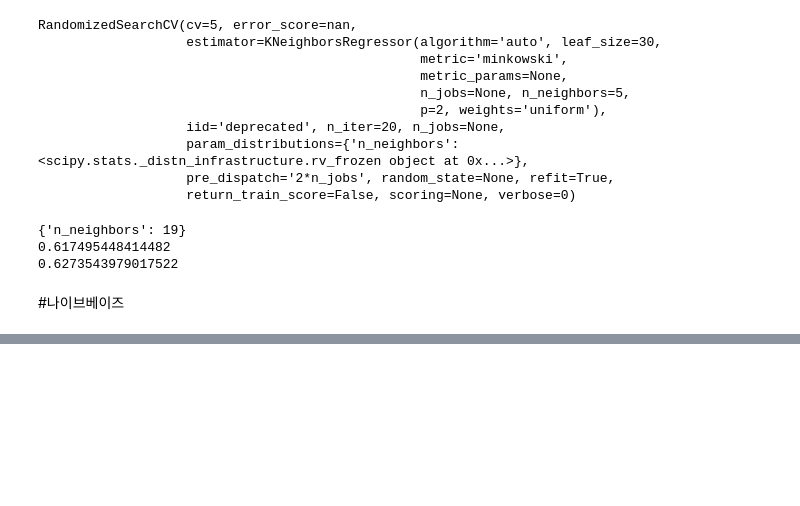
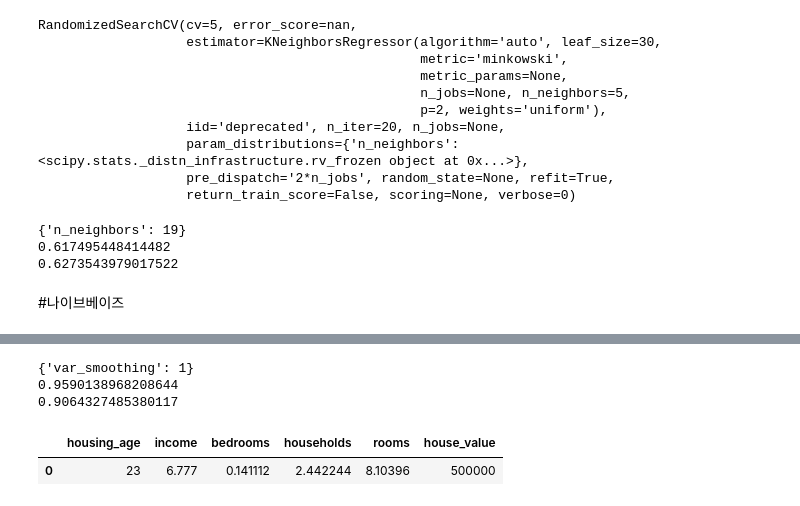
Before and after one commit to holdenkim/codingT, a Jupyter notebook: BBGS_Part4_123.ipynb, the cells around one changed output, grey strips where cells are left out. Saved outputs shown, nothing was run; the diff lists cells and outputs as text; code cells hidden in the pictures; blank space fills up the shorter version.

```diff
--- a/BBGS_Part4_123.ipynb
+++ b/BBGS_Part4_123.ipynb
@@ -375,0 +524,8 @@ print(rs.score(X_scaled_test, y_test))
+# %%
+print(rs.best_params_)
+print(rs.best_score_)
+print(rs.score(X_scaled_test, y_test))
+# %% [output]
+{'var_smoothing': 1}
+0.9590138968208644
+0.9064327485380117
@@ -375,0 +534,7 @@ print(rs.score(X_scaled_test, y_test))
+# %%
+data = pd.read_csv('house_price.csv')
+# %%
+data.head(1)
+# %% [output]
+|  | housing_age | income | bedrooms | households | rooms | house_value |
+| 0 | 23 | 6.777 | 0.141112 | 2.442244 | 8.10396 | 500000 |
```
Also changed, not shown: parts of 58 cells of this notebook.
